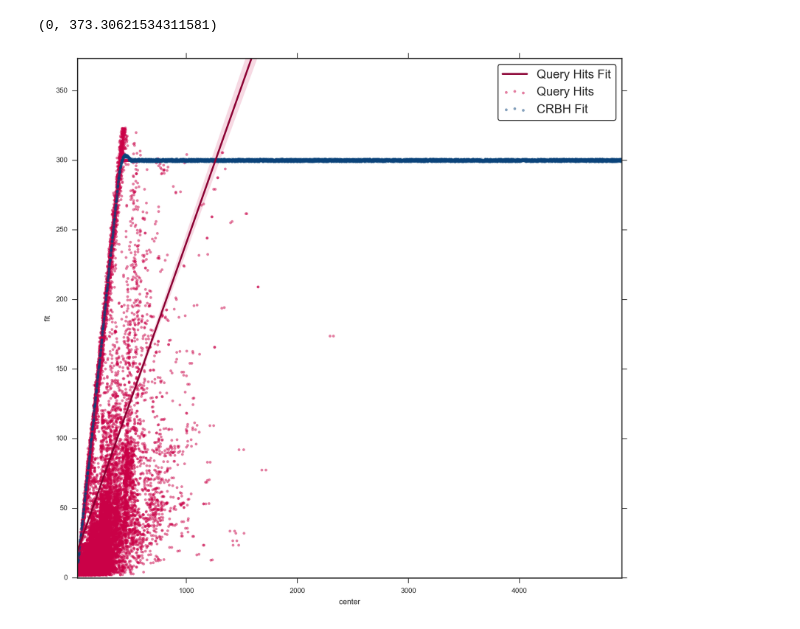
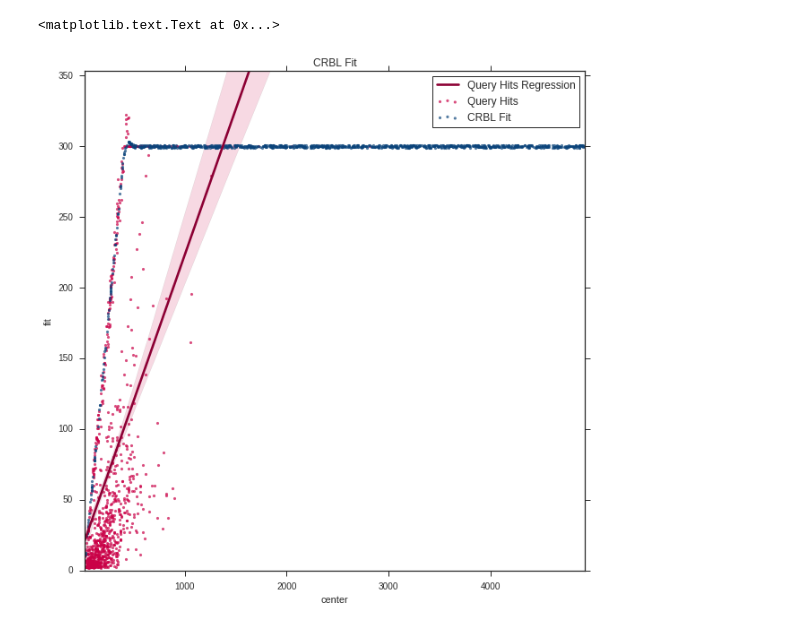
Before and after one commit to camillescott/shmlast, a Jupyter notebook: shmlast_scratch.ipynb, the cells around one changed output. Cells and saved outputs as stored; diff of their text form; code cells hidden in the pictures.

```diff
--- a/shmlast_scratch.ipynb
+++ b/shmlast_scratch.ipynb
@@ -40,2 +21,2 @@ reload(hits)
 # %%
-bh = hits.BestHits()
+bh = hits.BestHits(comparison_cols=['E', 'EG2'])
@@ -63,13 +82,14 @@ dvq_df['ID'] = dvq_df.index
 rbh_df = bh.reciprocal_best_hits(qvd_df, dvq_df)
 # %%
 def scale_evalue(df, name='E'):
-    df.loc[df['E'] == 0.0, 'E'] = 1e-300
-    df['E'] = -np.log10(df['E'])
+    df['E_s'] = df[name]
+    df.loc[df['E_s'] == 0.0, 'E_s'] = 1e-300
+    df['E_s'] = -np.log10(df['E_s'])
 # %%
 def generate_crbb_model(rbh_df):
-    cols = {'s_aln_len_A': 'length', 'E_A': 'E'}
-    data = rbh_df[cols.keys()].rename(columns=cols)
+    data = rbh_df[['s_aln_len', 'E']].rename(columns={'s_aln_len': 'length'})
     data.sort_values('length', inplace=True)
+
     scale_evalue(data)
 
     # create a DataFrame for the model, staring with the alignment lengths
@@ -85,7 +105,7 @@ def generate_crbb_model(rbh_df):
     # do the fitting: it's just a sliding window with an increasing size
     def bin_mean(fit_row, df):
         hits = df[(df['length'] >= fit_row.left) & (df['length'] < fit_row.right)]
-        return hits['E'].mean()
+        return hits['E_s'].mean()
     fit['fit'] = fit.apply(bin_mean, args=(data,), axis=1)
 
     return fit.dropna(), data
@@ -219,21 +137,22 @@ crbh_df.head()
 # %%
-scatter_kws = {'s': 10, 'alpha':0.5}
+scatter_kws = {'s': 10, 'alpha':0.7}
 
 scatter_kws['c'] = sns.xkcd_rgb['ruby']
 scatter_kws['marker'] = 'o'
-line_kws = {'c': sns.xkcd_rgb['red wine'], 'label':'Query Hits Fit'}
-sns.regplot('s_aln_len', 'E', qvd_df, order=1, label='Query Hits',
-            scatter_kws=scatter_kws, line_kws=line_kws, color=scatter_kws['c'])
+line_kws = {'c': sns.xkcd_rgb['red wine'], 'label':'Query Hits Regression'}
+sns.regplot('s_aln_len', 'E_s', qvd_df.sample(1000), order=1, label='Query Hits',
+            scatter_kws=scatter_kws, line_kws=line_kws, color=scatter_kws['c'], )
 
 scatter_kws['c'] = sns.xkcd_rgb['twilight blue']
 scatter_kws['marker'] = 's'
-sns.regplot('center', 'fit', fit.reset_index(), fit_reg=False, x_jitter=True, y_jitter=True, label='CRBH Fit',
+sns.regplot('center', 'fit', fit.reset_index().sample(1000), fit_reg=False, x_jitter=True, y_jitter=True, label='CRBL Fit',
             scatter_kws=scatter_kws, line_kws=line_kws)
 
-leg = legend(fontsize='medium', scatterpoints=3, frameon=True)
+leg = plt.legend(fontsize='medium', scatterpoints=3, frameon=True)
 leg.get_frame().set_linewidth(1.0)
-xlim(fit.center.min(), fit.center.max())
-ylim(0, max(fit['fit'].max(), qvd_df['E'].max()) + 50)
+plt.xlim(fit.center.min(), fit.center.max())
+plt.ylim(0, max(fit['fit'].max(), qvd_df['E'].max()) + 50)
+plt.title('CRBL Fit')
 # %% [output]
-(0, 373.30621534311581)
+<matplotlib.text.Text at 0x...>
-[figure, old version]
+[figure, new version]
```
Also changed, not shown: parts of 22 cells of this notebook, 3 other files.
